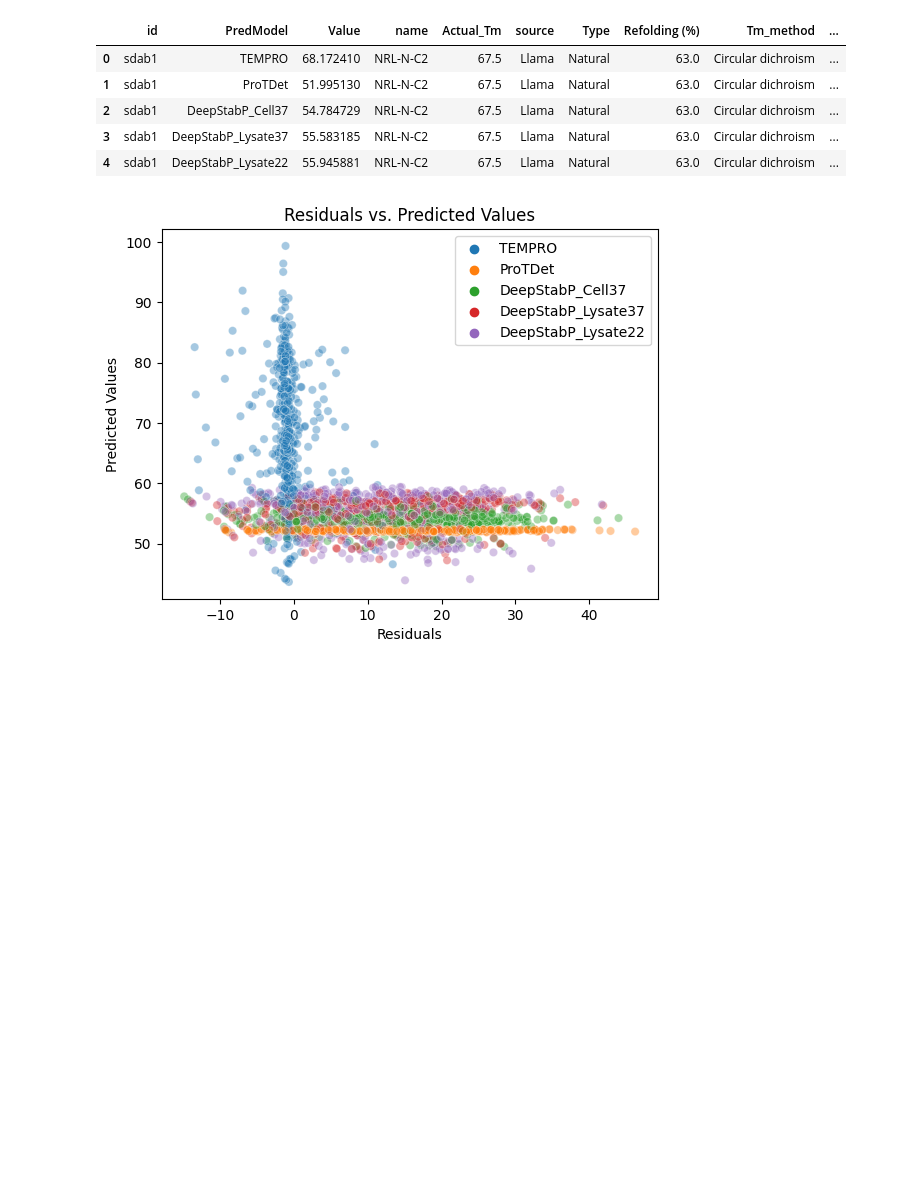
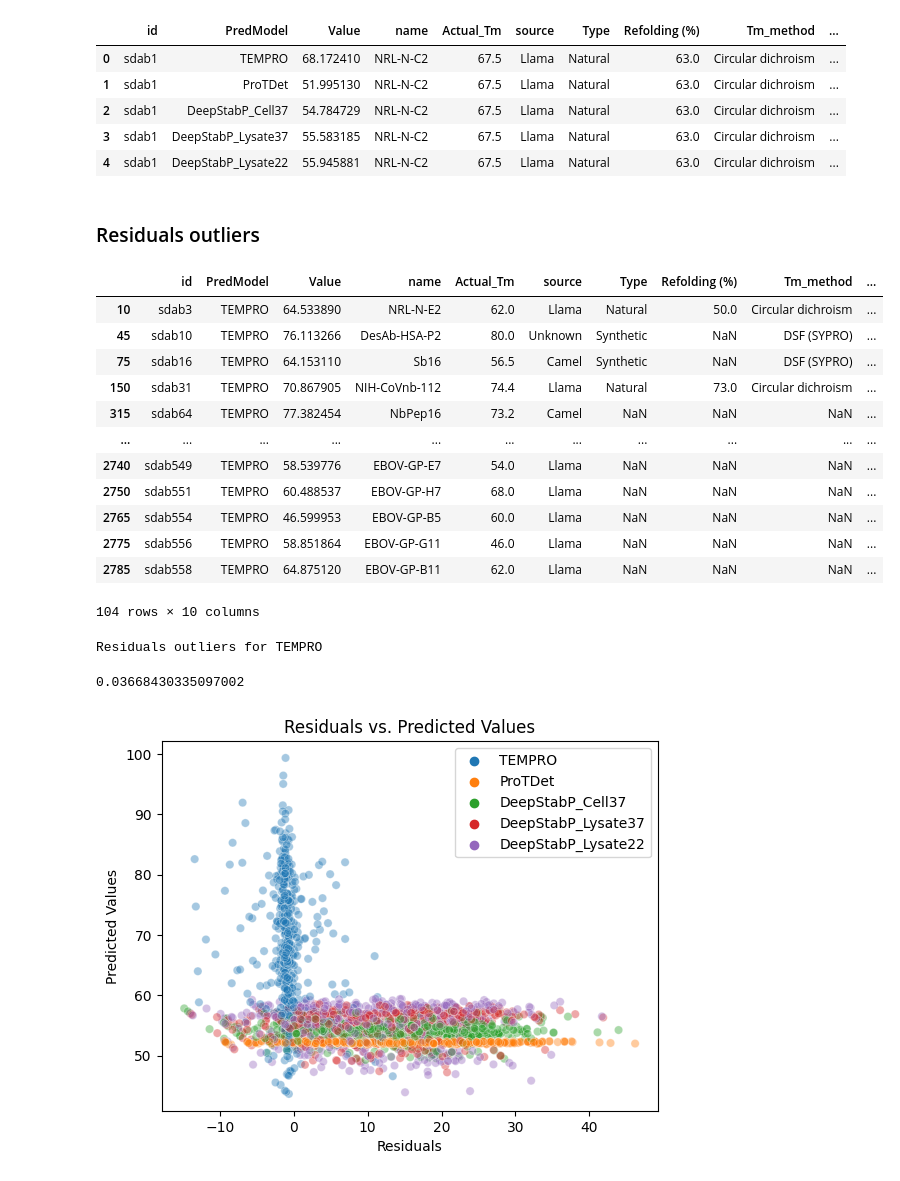
Before and after one commit to AnneHartebrodt/earth-ml-sensitivity, a Jupyter notebook: scripts/2_Uncertainty_ComparisonInitialModels.ipynb, the cells around one changed output. Saved outputs shown, nothing was run; the diff lists cells and outputs as text; code cells hidden in the pictures; blank space fills up the shorter version.

```diff
--- a/scripts/2_Uncertainty_ComparisonInitialModels.ipynb
+++ b/scripts/2_Uncertainty_ComparisonInitialModels.ipynb
@@ -116,6 +128,30 @@ melted_df.head()
 | 2 | sdab1 | DeepStabP_Cell37 | 54.784729 | NRL-N-C2 | 67.5 | Llama | Natural | 63.0 | Circular dichroism | ... |
 | 3 | sdab1 | DeepStabP_Lysate37 | 55.583185 | NRL-N-C2 | 67.5 | Llama | Natural | 63.0 | Circular dichroism | ... |
 | 4 | sdab1 | DeepStabP_Lysate22 | 55.945881 | NRL-N-C2 | 67.5 | Llama | Natural | 63.0 | Circular dichroism | ... |
+# %% [markdown]
+### Residuals outliers
+# %%
+melted_df[(melted_df['PredModel'] == 'TEMPRO') & ((melted_df['residuals']<-2) | (melted_df['residuals']>2))]
+# %% [output]
+|  | id | PredModel | Value | name | Actual_Tm | source | Type | Refolding (%) | Tm_method | ... |
+| 10 | sdab3 | TEMPRO | 64.533890 | NRL-N-E2 | 62.0 | Llama | Natural | 50.0 | Circular dichroism | ... |
+| 45 | sdab10 | TEMPRO | 76.113266 | DesAb-HSA-P2 | 80.0 | Unknown | Synthetic | NaN | DSF (SYPRO) | ... |
+| 75 | sdab16 | TEMPRO | 64.153110 | Sb16 | 56.5 | Camel | Synthetic | NaN | DSF (SYPRO) | ... |
+| 150 | sdab31 | TEMPRO | 70.867905 | NIH-CoVnb-112 | 74.4 | Llama | Natural | 73.0 | Circular dichroism | ... |
+| 315 | sdab64 | TEMPRO | 77.382454 | NbPep16 | 73.2 | Camel | NaN | NaN | NaN | ... |
+| ... | ... | ... | ... | ... | ... | ... | ... | ... | ... | ... |
+| 2740 | sdab549 | TEMPRO | 58.539776 | EBOV-GP-E7 | 54.0 | Llama | NaN | NaN | NaN | ... |
+| 2750 | sdab551 | TEMPRO | 60.488537 | EBOV-GP-H7 | 68.0 | Llama | NaN | NaN | NaN | ... |
+| 2765 | sdab554 | TEMPRO | 46.599953 | EBOV-GP-B5 | 60.0 | Llama | NaN | NaN | NaN | ... |
+| 2775 | sdab556 | TEMPRO | 58.851864 | EBOV-GP-G11 | 46.0 | Llama | NaN | NaN | NaN | ... |
+| 2785 | sdab558 | TEMPRO | 64.875120 | EBOV-GP-B11 | 62.0 | Llama | NaN | NaN | NaN | ... |
+104 rows × 10 columns
+# %%
+print("Residuals outliers for TEMPRO")
+melted_df[(melted_df['PredModel'] == 'TEMPRO') & ((melted_df['residuals']<-2) | (melted_df['residuals']>2))].shape[0]/melted_df.shape[0]
+# %% [output]
+Residuals outliers for TEMPRO
+0.03668430335097002
 # %%
 # Plot residuals
 plt.figure()
```
Also changed, not shown: parts of 5 cells of this notebook, 3 other files.
